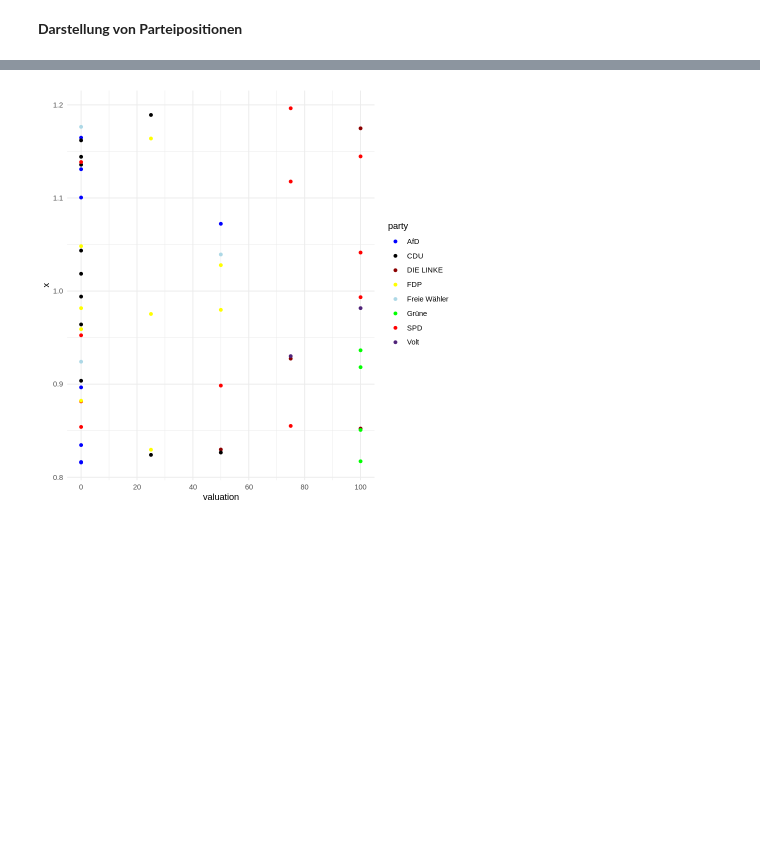
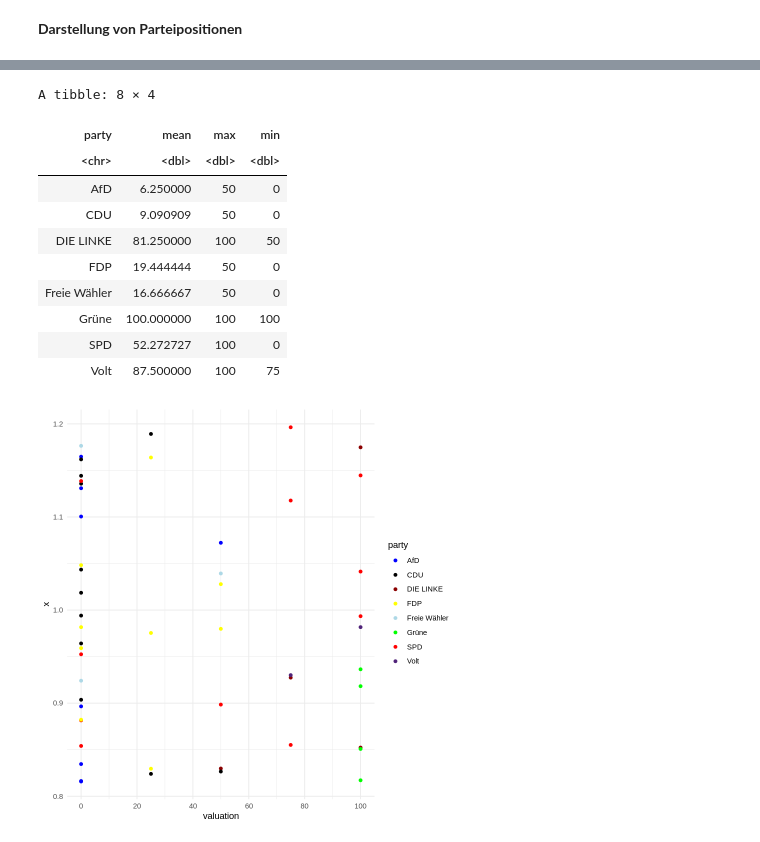
Before and after one commit to cstecker/politicsRLab, a Jupyter notebook: Analyse von VAA-Daten.ipynb, the cells around one changed output, grey strips where cells are left out. Drawn from its saved outputs; the diff is of its cells as text; code cells hidden in the pictures; blank space fills up the shorter version.

```diff
--- a/Analyse von VAA-Daten.ipynb
+++ b/Analyse von VAA-Daten.ipynb
@@ -81,4 +72,4 @@ partypos %>%
 # %%
-pos_wahlalter <- partypos %>%
+pos_wahlrecht <- partypos %>%
   filter(party %in% c("CDU", "SPD", "FDP", "AfD", "FDP", "DIE LINKE", "Grüne", "Freie Wähler", "Volt")) %>%
-  filter(these_title == "Wahlalter zur Kommunalwahl")
+  filter(these_title == "Wahlrecht für Nicht-EU-Ausländer")
@@ -85,3 +88,24 @@ pos_wahlalter <- partypos %>%
+# %%
+pos_wahlrecht %>%
+  select(gmd_name, these_title, party, valuation, position_str, explanation) %>%
+  group_by(party) %>%
+  summarise(
+    mean = mean(valuation),
+    max = max(valuation),
+    min = min(valuation)
+  )
+# %% [output]
+A tibble: 8 × 4
+| party | mean | max | min |
+| <chr> | <dbl> | <dbl> | <dbl> |
+| AfD | 6.250000 | 50 | 0 |
+| CDU | 9.090909 | 50 | 0 |
+| DIE LINKE | 81.250000 | 100 | 50 |
+| FDP | 19.444444 | 50 | 0 |
+| Freie Wähler | 16.666667 | 50 | 0 |
+| Grüne | 100.000000 | 100 | 100 |
+| SPD | 52.272727 | 100 | 0 |
+| Volt | 87.500000 | 100 | 75 |
 # %%
 # Wie stehen die Parteien zum Wahlrecht für Nicht-EU-Ausländer
 partypos %>%
```
Also changed, not shown: parts of 3 cells of this notebook.
